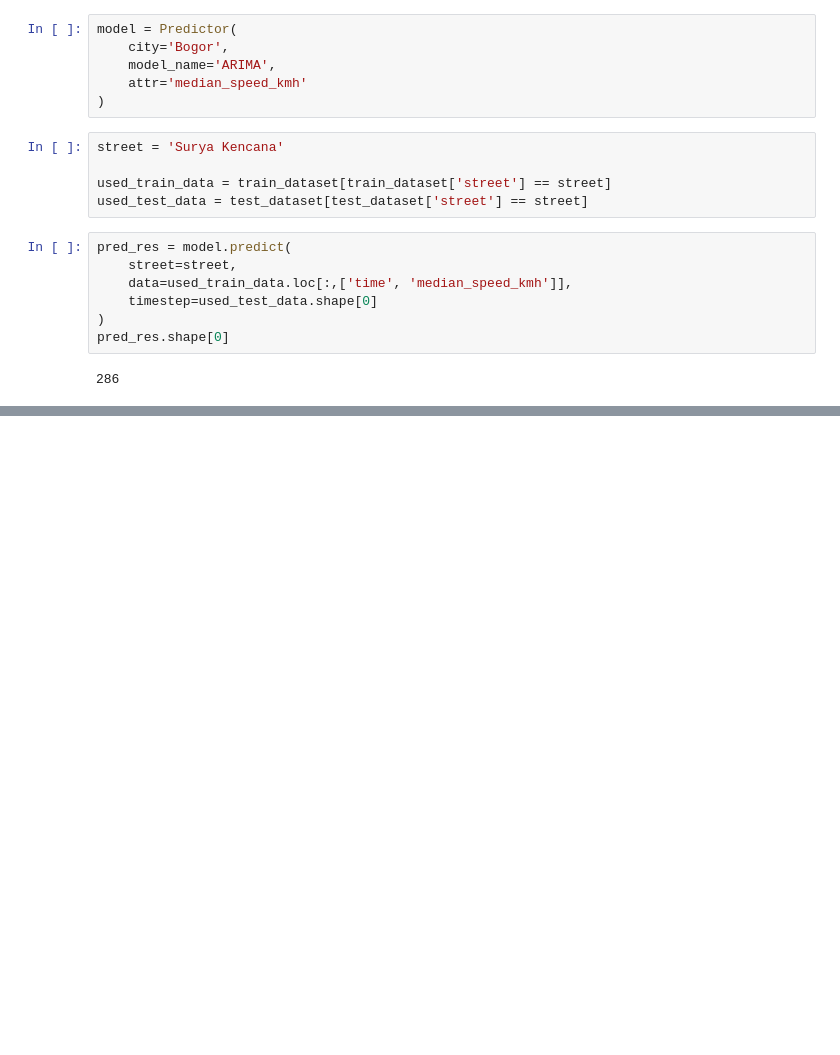
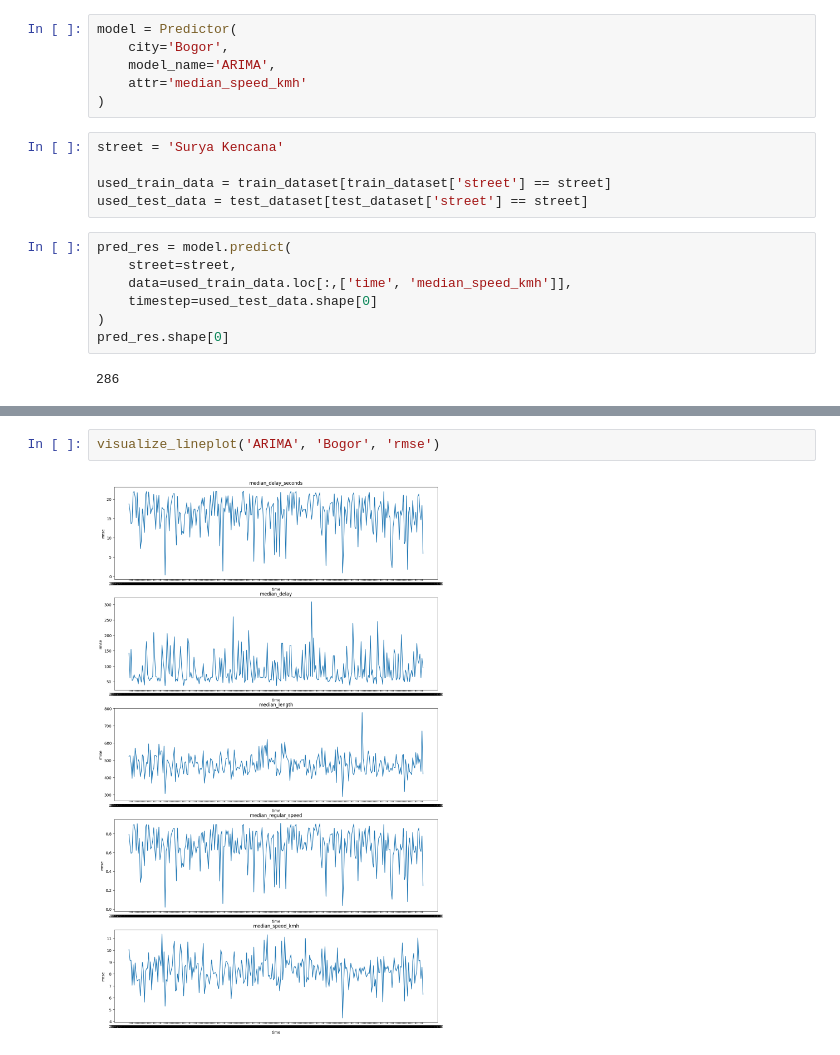
Before and after one commit to GibranBrahmanta/DSLS-MiniProject-DataScientist, a Jupyter notebook: notebook/04_time_series_modeling.ipynb, the cells around one changed output, grey strips where cells are left out. Saved outputs shown, nothing was run; the diff lists cells and outputs as text; blank space fills up the shorter version.

```diff
--- a/notebook/04_time_series_modeling.ipynb
+++ b/notebook/04_time_series_modeling.ipynb
@@ -119,0 +223,4 @@ used_test_data.shape[0]
+# %%
+visualize_lineplot('ARIMA', 'Bogor', 'rmse')
+# %% [output]
+[figure, added]
```
Also changed, not shown: parts of 23 cells of this notebook.
